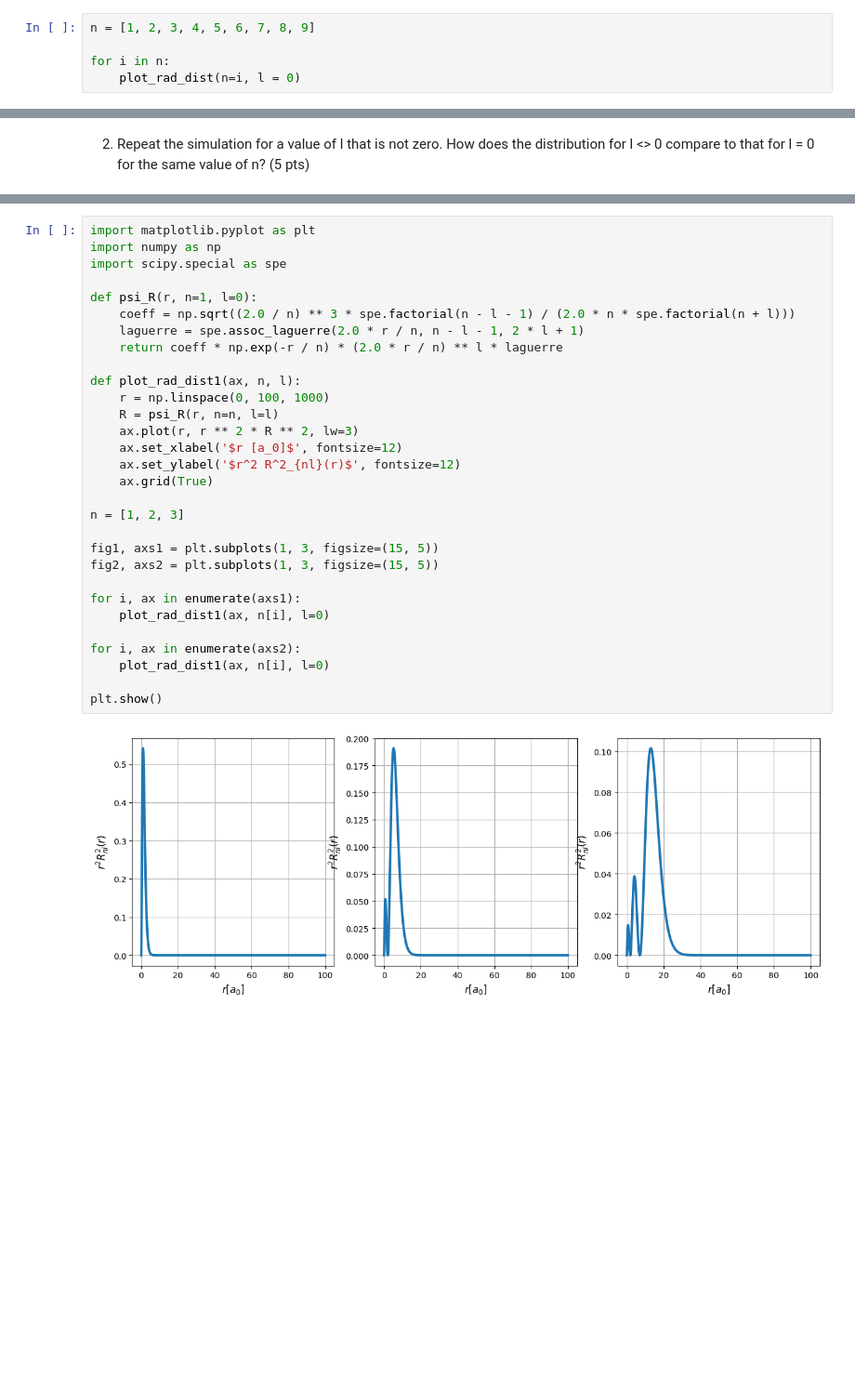
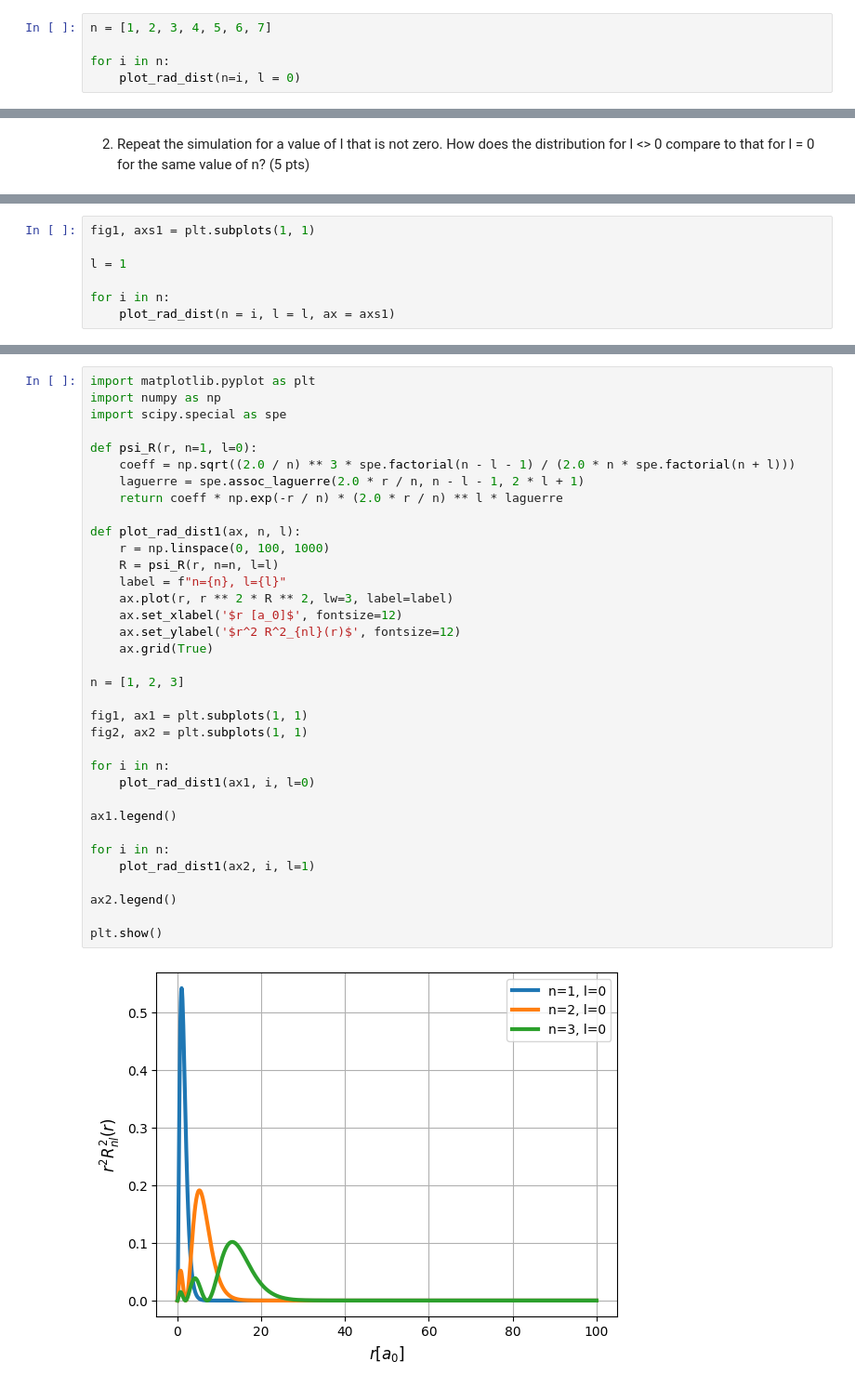
Before and after one commit to mikayla-eckelcifrese/EEE_434_functions, a Jupyter notebook: Project4_Atomic_Orbital_Simulation.ipynb, the cells around one changed output, grey strips where cells are left out. Shown: that part at 93% size. Drawn from its saved outputs; the diff is of its cells as text; blank space fills up the shorter version.

```diff
--- a/Project4_Atomic_Orbital_Simulation.ipynb
+++ b/Project4_Atomic_Orbital_Simulation.ipynb
@@ -11,7 +11,7 @@ from IPython.display import display
 
 1. Perform a simulation for three different values of the quantum number n, starting at n = 1, leaving l at zero. What happens to the maximum of the probability distribution for increasing values of n? (15 pts)
 # %%
-n = [1, 2, 3, 4, 5, 6, 7, 8, 9]
+n = [1, 2, 3, 4, 5, 6, 7]
 
 for i in n:
     plot_rad_dist(n=i, l = 0)
@@ -48,0 +24,7 @@ for i, ax in enumerate(axs3):
+# %%
+fig1, axs1 = plt.subplots(1, 1)
+
+l = 1
+
+for i in n:
+    plot_rad_dist(n = i, l = l, ax = axs1)
@@ -49,32 +33,37 @@ for i, ax in enumerate(axs3):
 # %%
 import matplotlib.pyplot as plt
 import numpy as np
 import scipy.special as spe
 
 def psi_R(r, n=1, l=0):
     coeff = np.sqrt((2.0 / n) ** 3 * spe.factorial(n - l - 1) / (2.0 * n * spe.factorial(n + l)))
     laguerre = spe.assoc_laguerre(2.0 * r / n, n - l - 1, 2 * l + 1)
     return coeff * np.exp(-r / n) * (2.0 * r / n) ** l * laguerre
 
 def plot_rad_dist1(ax, n, l):
     r = np.linspace(0, 100, 1000)
     R = psi_R(r, n=n, l=l)
-    ax.plot(r, r ** 2 * R ** 2, lw=3)
+    label = f"n={n}, l={l}"
+    ax.plot(r, r ** 2 * R ** 2, lw=3, label=label)
     ax.set_xlabel('$r [a_0]$', fontsize=12)
     ax.set_ylabel('$r^2 R^2_{nl}(r)$', fontsize=12)
     ax.grid(True)
 
 n = [1, 2, 3]
 
-fig1, axs1 = plt.subplots(1, 3, figsize=(15, 5))
-fig2, axs2 = plt.subplots(1, 3, figsize=(15, 5))
+fig1, ax1 = plt.subplots(1, 1)
+fig2, ax2 = plt.subplots(1, 1)
 
-for i, ax in enumerate(axs1):
-    plot_rad_dist1(ax, n[i], l=0)
+for i in n:
+    plot_rad_dist1(ax1, i, l=0)
 
-for i, ax in enumerate(axs2):
-    plot_rad_dist1(ax, n[i], l=0)
+ax1.legend()
+
+for i in n:
+    plot_rad_dist1(ax2, i, l=1)
+
+ax2.legend()
 
 plt.show()
 # %% [output]
-[figure, old version]
+[figure, new version]
```
Also changed, not shown: parts of 5 cells of this notebook, 1 other file.
